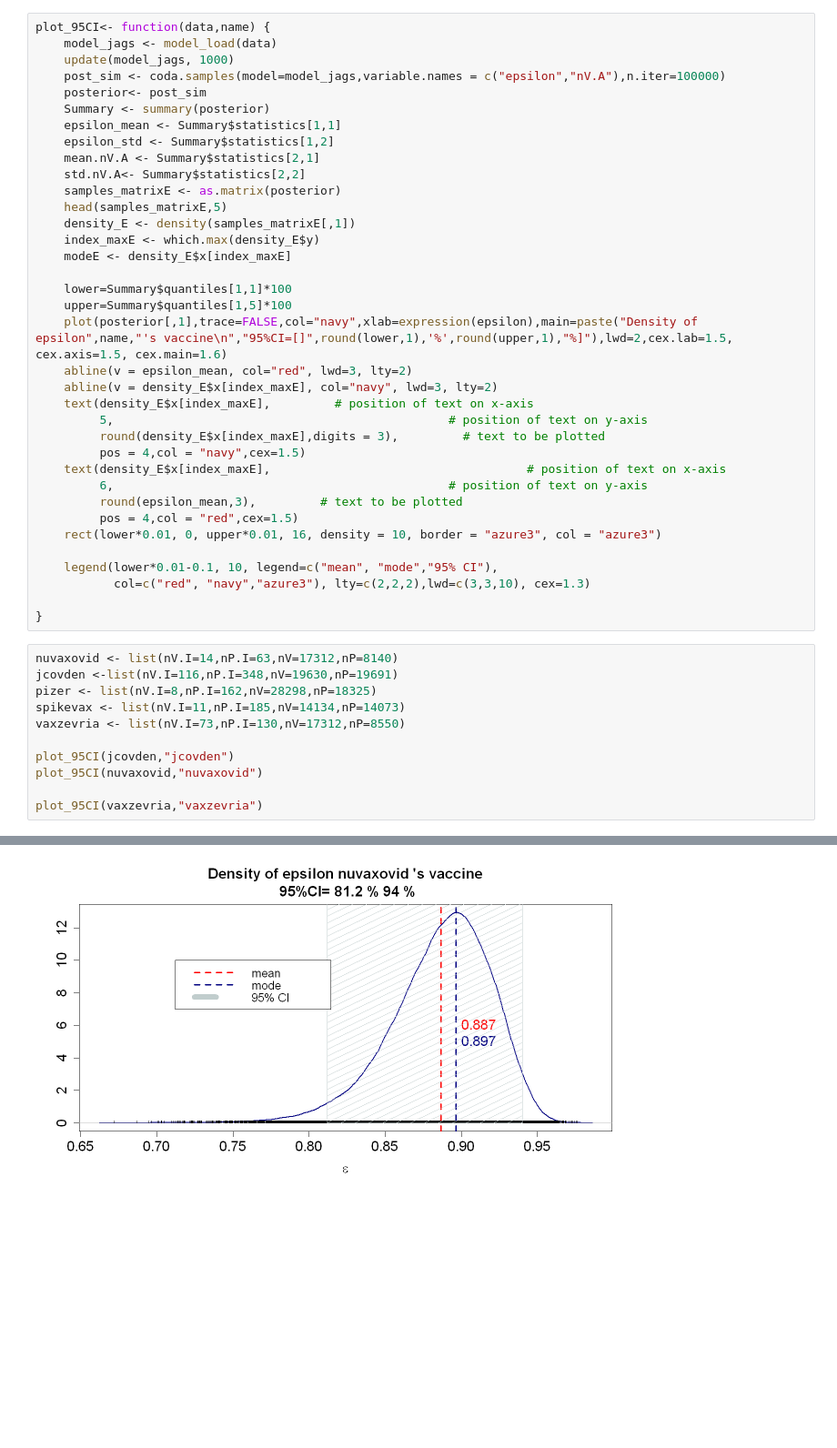
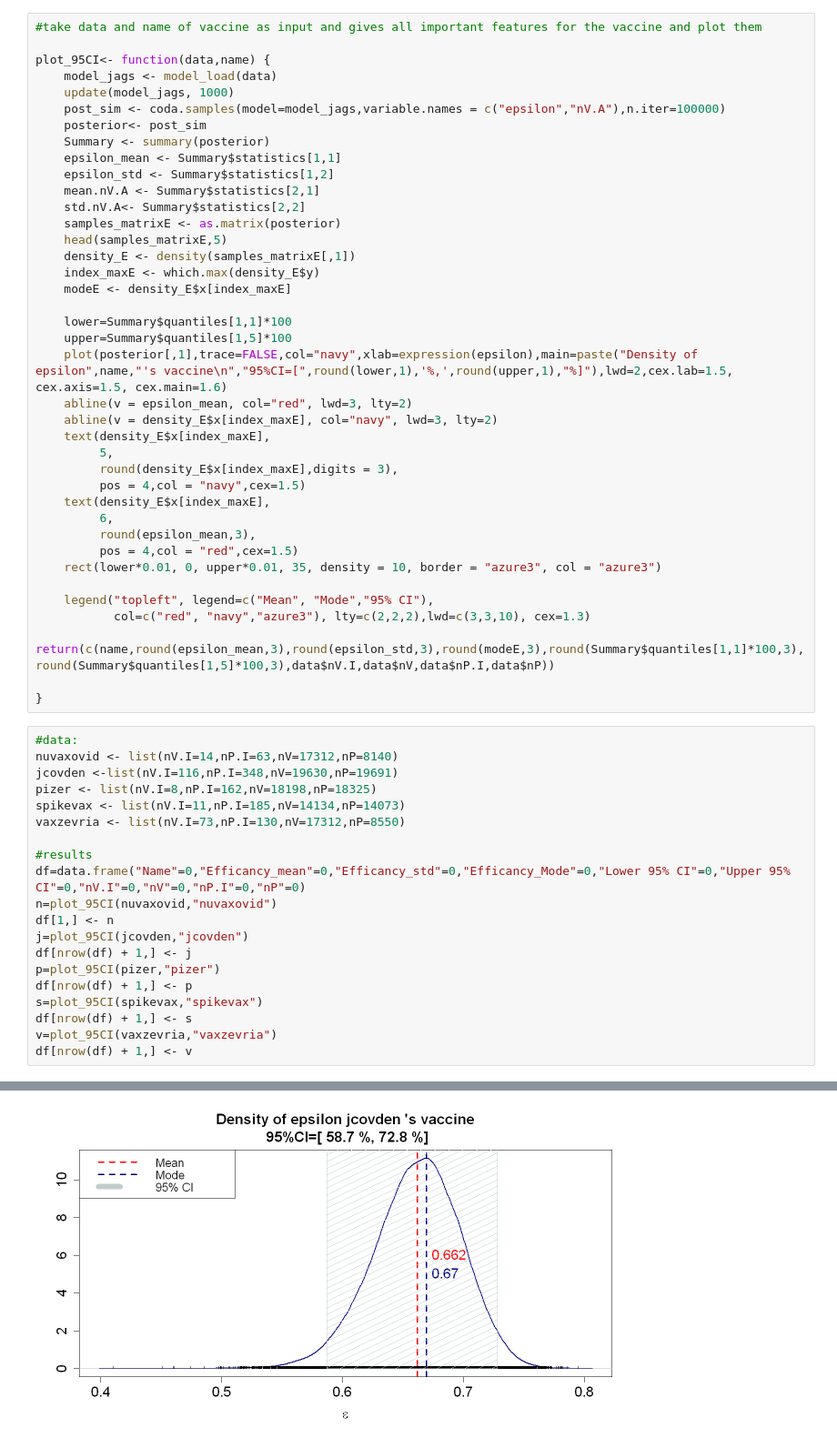
Before and after one commit to mojee13/AdvStat_Project, a Jupyter notebook: Task 1.ipynb, the cells around one changed output, grey strips where cells are left out. Shown at 91% size. Cells and saved outputs as stored; diff of their text form; blank space fills up the shorter version.

```diff
--- a/Task 1.ipynb
+++ b/Task 1.ipynb
@@ -120,4 +188,6 @@ legend(0.76, 10, legend=c("mean", "mode","95% CI"),
 # %%
+#take data and name of vaccine as input and gives all important features for the vaccine and plot them
+
 plot_95CI<- function(data,name) {
     model_jags <- model_load(data)
     update(model_jags, 1000)
@@ -136,34 +206,44 @@ plot_95CI<- function(data,name) {
 
     lower=Summary$quantiles[1,1]*100
     upper=Summary$quantiles[1,5]*100
-    plot(posterior[,1],trace=FALSE,col="navy",xlab=expression(epsilon),main=paste("Density of epsilon",name,"'s vaccine\n","95%CI=[]",round(lower,1),'%',round(upper,1),"%]"),lwd=2,cex.lab=1.5, cex.axis=1.5, cex.main=1.6)
+    plot(posterior[,1],trace=FALSE,col="navy",xlab=expression(epsilon),main=paste("Density of epsilon",name,"'s vaccine\n","95%CI=[",round(lower,1),'%,',round(upper,1),"%]"),lwd=2,cex.lab=1.5, cex.axis=1.5, cex.main=1.6)
     abline(v = epsilon_mean, col="red", lwd=3, lty=2)
     abline(v = density_E$x[index_maxE], col="navy", lwd=3, lty=2)
-    text(density_E$x[index_maxE],         # position of text on x-axis
-         5,                                               # position of text on y-axis
-         round(density_E$x[index_maxE],digits = 3),         # text to be plotted
+    text(density_E$x[index_maxE],
+         5,
+         round(density_E$x[index_maxE],digits = 3),
          pos = 4,col = "navy",cex=1.5)
-    text(density_E$x[index_maxE],                                    # position of text on x-axis
-         6,                                               # position of text on y-axis
-         round(epsilon_mean,3),         # text to be plotted
+    text(density_E$x[index_maxE],
+         6,
+         round(epsilon_mean,3),
          pos = 4,col = "red",cex=1.5)
-    rect(lower*0.01, 0, upper*0.01, 16, density = 10, border = "azure3", col = "azure3")
+    rect(lower*0.01, 0, upper*0.01, 35, density = 10, border = "azure3", col = "azure3")
 
-    legend(lower*0.01-0.1, 10, legend=c("mean", "mode","95% CI"),
+    legend("topleft", legend=c("Mean", "Mode","95% CI"),
            col=c("red", "navy","azure3"), lty=c(2,2,2),lwd=c(3,3,10), cex=1.3)
+    return(c(name,round(epsilon_mean,3),round(epsilon_std,3),round(modeE,3),round(Summary$quantiles[1,1]*100,3),round(Summary$quantiles[1,5]*100,3),data$nV.I,data$nV,data$nP.I,data$nP))
 
 }
 # %%
+#data:
 nuvaxovid <- list(nV.I=14,nP.I=63,nV=17312,nP=8140)
 jcovden <-list(nV.I=116,nP.I=348,nV=19630,nP=19691)
-pizer <- list(nV.I=8,nP.I=162,nV=28298,nP=18325)
+pizer <- list(nV.I=8,nP.I=162,nV=18198,nP=18325)
 spikevax <- list(nV.I=11,nP.I=185,nV=14134,nP=14073)
 vaxzevria <- list(nV.I=73,nP.I=130,nV=17312,nP=8550)
 
-plot_95CI(jcovden,"jcovden")
-plot_95CI(nuvaxovid,"nuvaxovid")
-
-plot_95CI(vaxzevria,"vaxzevria")
+#results
+df=data.frame("Name"=0,"Efficancy_mean"=0,"Efficancy_std"=0,"Efficancy_Mode"=0,"Lower 95% CI"=0,"Upper 95% CI"=0,"nV.I"=0,"nV"=0,"nP.I"=0,"nP"=0)
+n=plot_95CI(nuvaxovid,"nuvaxovid")
+df[1,] <- n
+j=plot_95CI(jcovden,"jcovden")
+df[nrow(df) + 1,] <- j
+p=plot_95CI(pizer,"pizer")
+df[nrow(df) + 1,] <- p
+s=plot_95CI(spikevax,"spikevax")
+df[nrow(df) + 1,] <- s
+v=plot_95CI(vaxzevria,"vaxzevria")
+df[nrow(df) + 1,] <- v
 # %% [output]
 Compiling model graph
    Resolving undeclared variables
@@ -188,10 +268,10 @@ Initializing model
 Compiling model graph
    Resolving undeclared variables
    Allocating nodes
 Graph information:
    Observed stochastic nodes: 2
    Unobserved stochastic nodes: 3
    Total graph size: 9
 
 Initializing model
-[figure, old version]
+[figure, new version]
```
Also changed, not shown: parts of 27 cells of this notebook, 1 other file.
